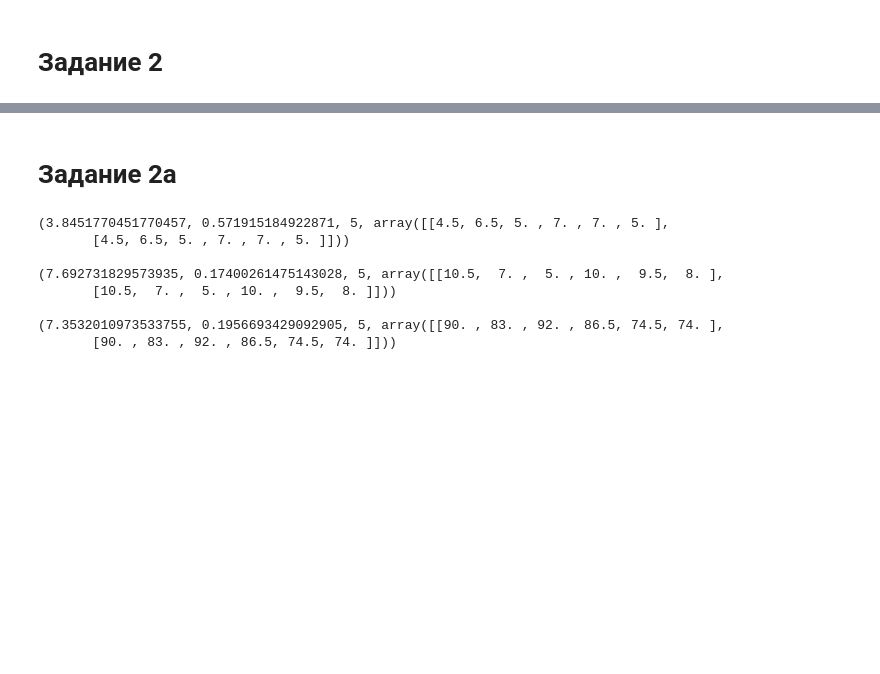
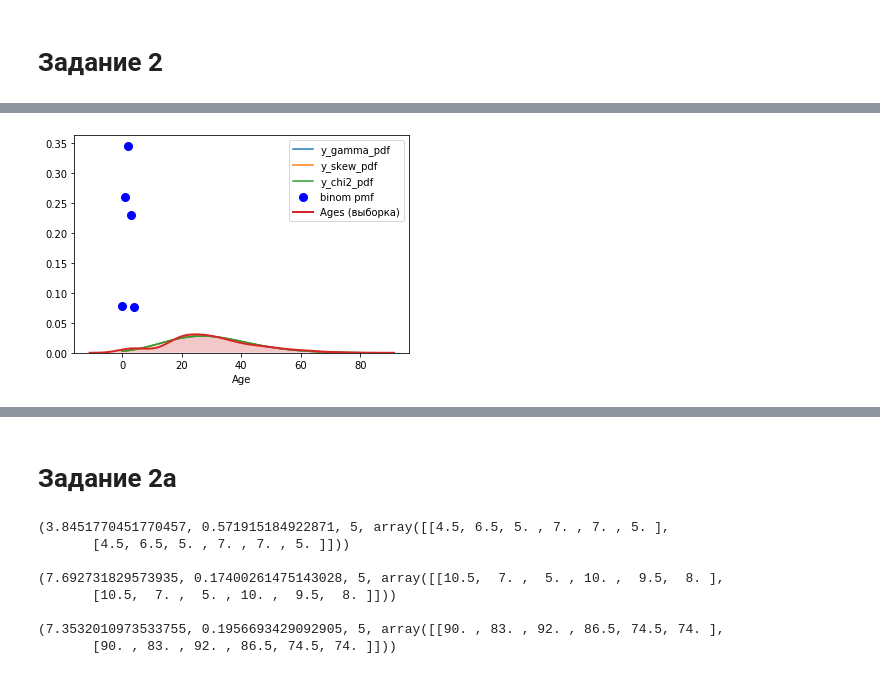
Before and after one commit to SeriousPetrovich/Super_Courses, a Jupyter notebook: Probabilistic_Data_Analysis/Задания.ipynb, the cells around one changed output, grey strips where cells are left out. Saved outputs shown, nothing was run; the diff lists cells and outputs as text; code cells hidden in the pictures; blank space fills up the shorter version.

```diff
--- a/Probabilistic_Data_Analysis/Задания.ipynb
+++ b/Probabilistic_Data_Analysis/Задания.ipynb
@@ -94,0 +149,42 @@ dtype: float64
+# %%
+x = range(81)
+a = -0.02
+mean = ages.mean()
+var  = ages.var()
+
+
+# mean, var = stats.skewnorm.stats(a, mean, var, moments='mv')
+# plt.plot(x, stats.skewnorm.pdf(x, a, mean, std), lw=2, alpha=0.6, label='skewnorm pdf')
+
+# y_skew_pdf = stats.skewnorm.pdf(x, *stats.skewnorm.fit(ages))
+
+from scipy.stats import gamma
+# data_gamma = gamma.rvs(a=5, size=10000)
+# fit(data, a, loc=0, scale=1)
+# sns.distplot(data_gamma,
+#                   kde=True,
+#                   bins=100,
+#                   color='skyblue',
+#                   hist_kws={"linewidth": 15,'alpha':1})
+
+y_gamma_pdf = stats.gamma.pdf(x, *stats.gamma.fit(ages))
+plt.plot(x, y_gamma_pdf, label='y_gamma_pdf')
+
+y_skew_pdf = stats.skewnorm.pdf(x, *stats.skewnorm.fit(ages))
+plt.plot(x, y_skew_pdf, label='y_skew_pdf')
+
+y_chi2_pdf = stats.chi2.pdf(x, *stats.chi2.fit(ages))
+plt.plot(x, y_chi2_pdf, label='y_chi2_pdf')
+
+n, p = 5, 0.4
+x = np.arange(stats.binom.ppf(0.01, n, p),
+              stats.binom.ppf(0.99, n, p))
+plt.plot(x, stats.binom.pmf(x, n, p), 'bo', ms=8, label='binom pmf')
+
+
+sns.distplot(ages, hist=False, kde=True, kde_kws={'shade': True, 'linewidth': 2}, label = 'Ages (выборка)')
+
+plt.legend()
+plt.show()
+# %% [output]
+[figure, added]
```
Also changed, not shown: parts of 16 cells of this notebook, 11 other files.
